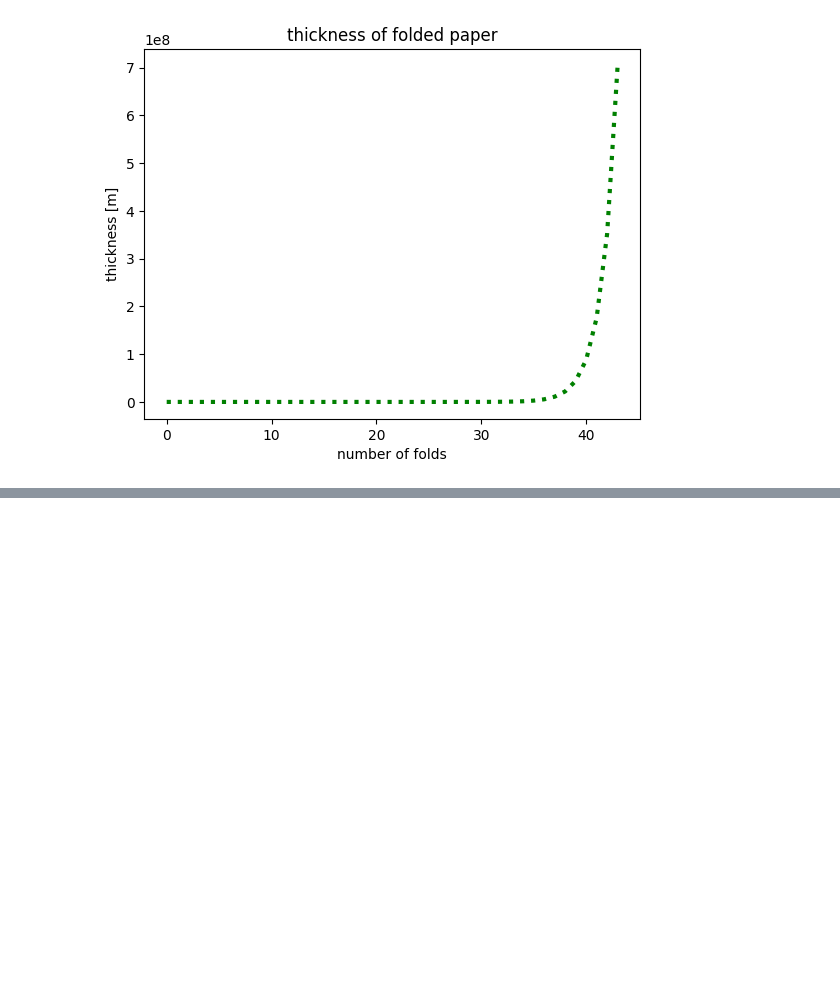
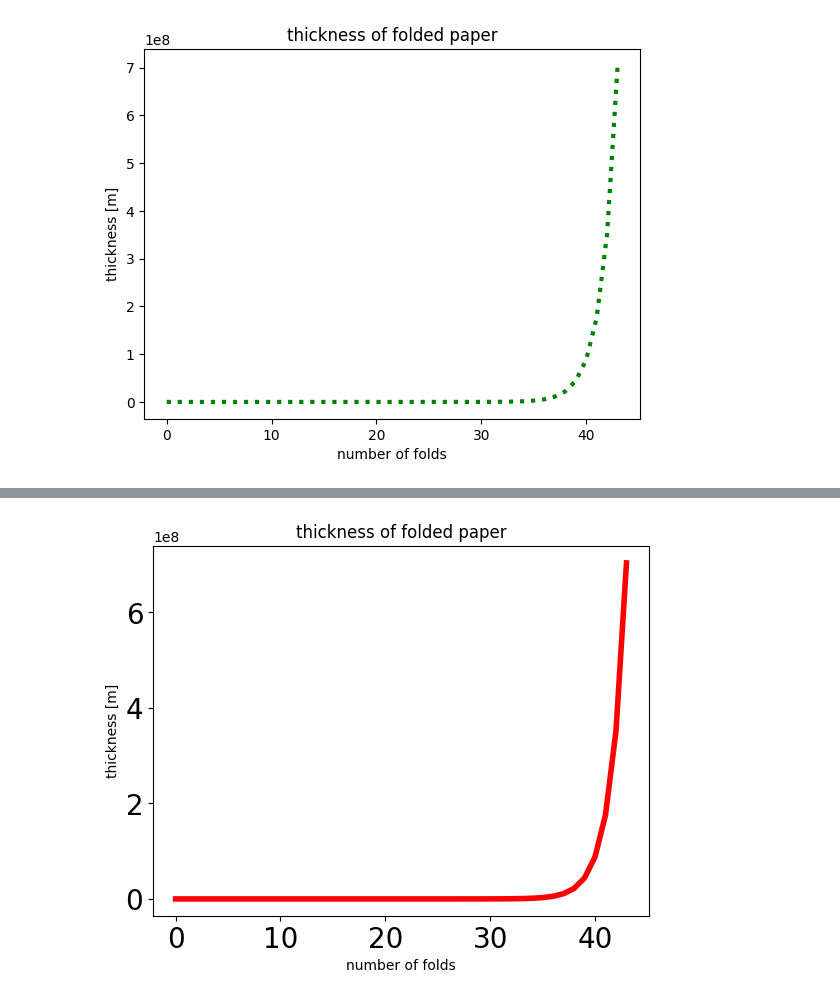
Before and after one commit to SaintElijah/for_git_study, a Jupyter notebook: PAPER FOLDING.ipynb, the cells around one changed output, grey strips where cells are left out. Saved outputs shown, nothing was run; the diff lists cells and outputs as text; code cells hidden in the pictures; blank space fills up the shorter version.

```diff
--- a/PAPER FOLDING.ipynb
+++ b/PAPER FOLDING.ipynb
@@ -95,0 +95,9 @@ ValueError: 'dash' is not a valid value for ls; supported values are '-', '--',
+# %%
+plt.title("thickness of folded paper")
+plt.xlabel("number of folds")
+plt.ylabel("thickness [m]")
+plt.plot(mylist, color='red', linewidth=4)
+plt.tick_params(labelsize=20)
+plt.show()
+# %% [output]
+[figure, added]
```
Also changed, not shown: parts of 1 cell of this notebook.
